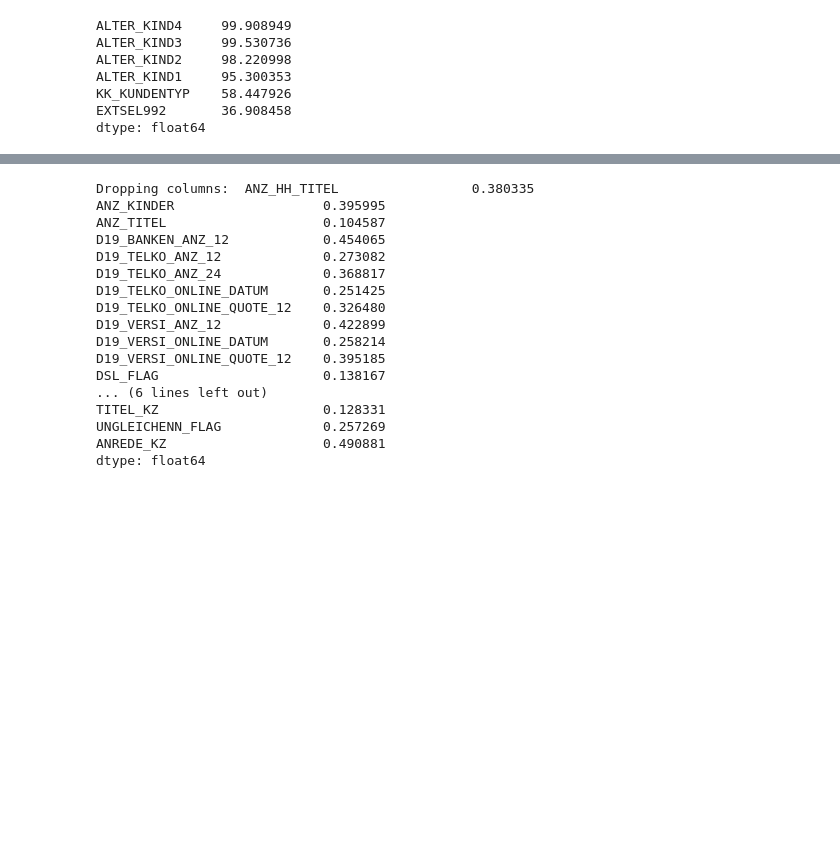
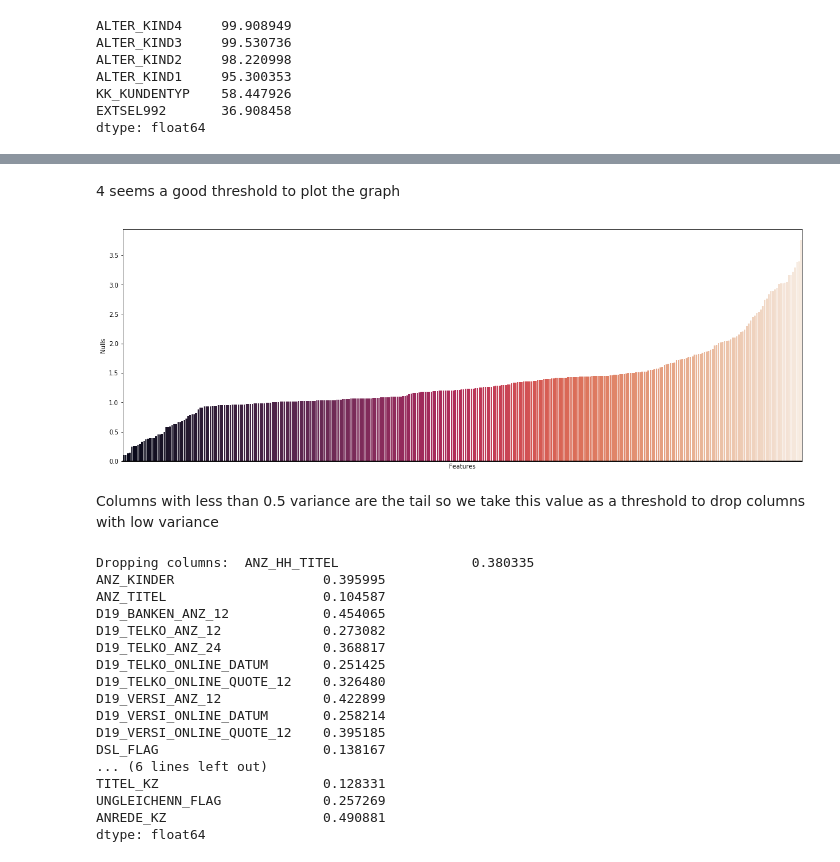
Before and after one commit to AlbertoDeBlas/MLEngineerNanodegreeCapstone, a Jupyter notebook: Arvato Project Workbook Part 2 Supervised Learning Model.ipynb, the cells around one changed output, grey strips where cells are left out. Cells and saved outputs as stored; diff of their text form; code cells hidden in the pictures; blank space fills up the shorter version.

```diff
--- a/Arvato Project Workbook Part 2 Supervised Learning Model.ipynb
+++ b/Arvato Project Workbook Part 2 Supervised Learning Model.ipynb
@@ -137,3 +169,13 @@ mailout_test_df.shape
+# %% [markdown]
+4 seems a good threshold to plot the graph
+# %%
+variances = getVariancesLowerThan(mailout_train_df,4)
+# %%
+display_variance_distribution(variances)
+# %% [output]
+[figure, added]
+# %% [markdown]
+Columns with less than 0.5 variance are the tail so we take this value as a threshold to drop columns with low variance
 # %%
 mailout_train_drops = dropLowVarianceCols(mailout_train_df, threshold = 0.5)
 # %% [output]
```
Also changed, not shown: parts of 45 cells of this notebook, 4 other files.
